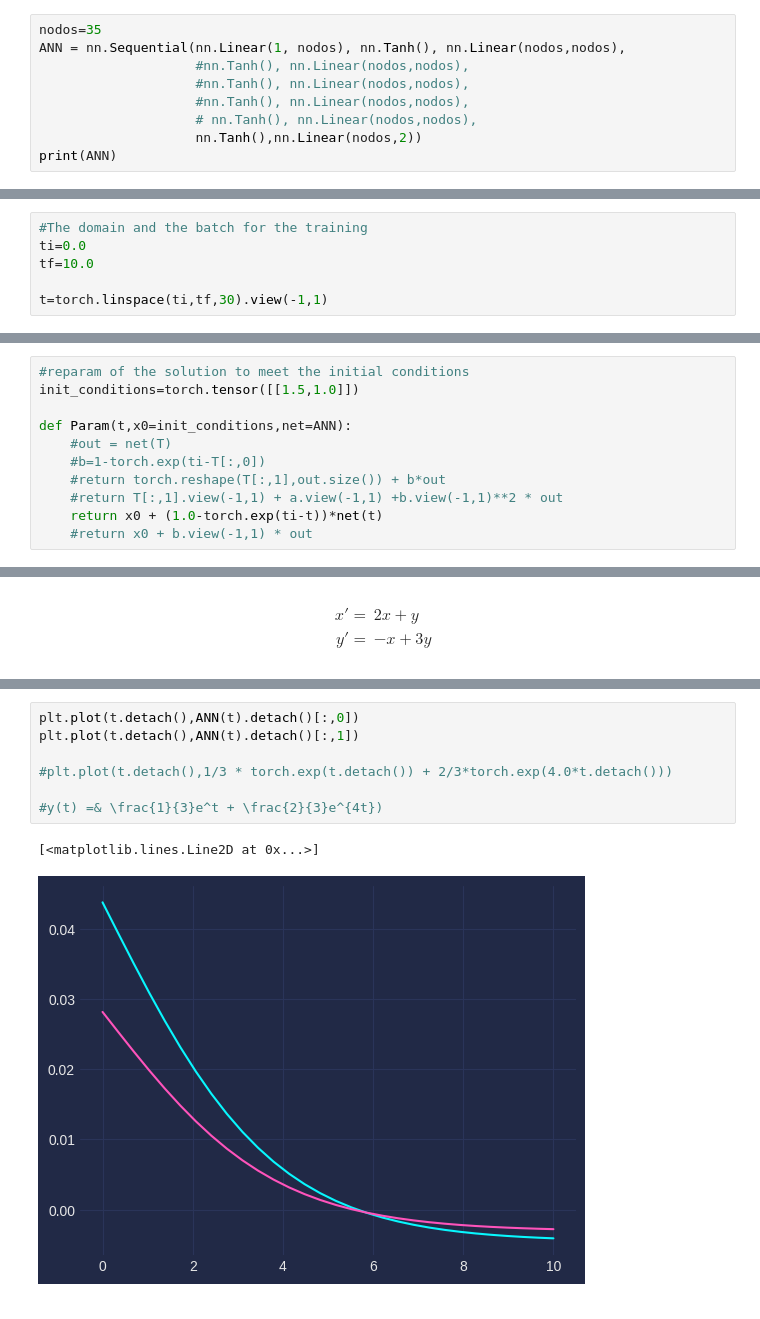
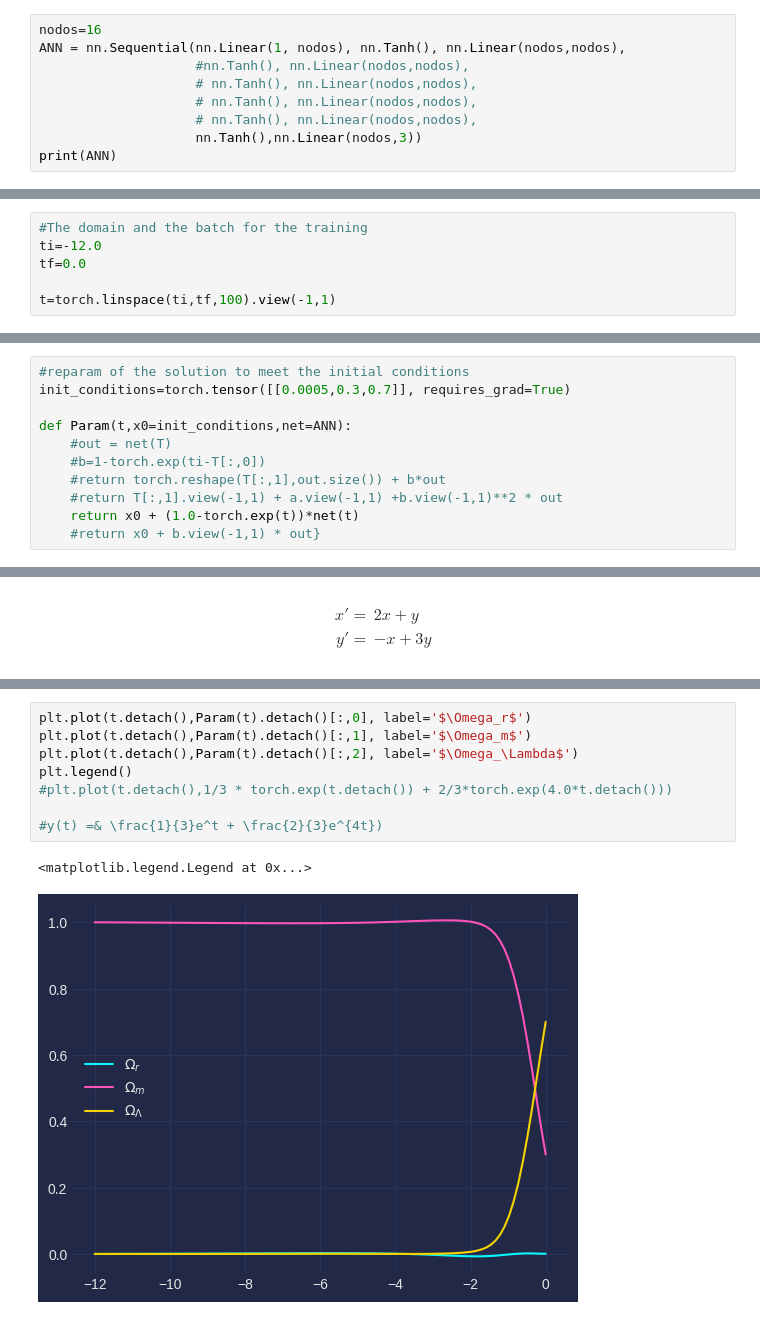
Before and after one commit to JuanDDiosRojas/NeuralNetworks, a Jupyter notebook: PINN/systems.ipynb, the cells around one changed output, grey strips where cells are left out. Drawn from its saved outputs; the diff is of its cells as text.

```diff
--- a/PINN/systems.ipynb
+++ b/PINN/systems.ipynb
@@ -107,11 +152,11 @@ $$
 # %%
-nodos=35
+nodos=16
 ANN = nn.Sequential(nn.Linear(1, nodos), nn.Tanh(), nn.Linear(nodos,nodos),
                     #nn.Tanh(), nn.Linear(nodos,nodos),
-                    #nn.Tanh(), nn.Linear(nodos,nodos),
-                    #nn.Tanh(), nn.Linear(nodos,nodos),
                     # nn.Tanh(), nn.Linear(nodos,nodos),
-                    nn.Tanh(),nn.Linear(nodos,2))
+                    # nn.Tanh(), nn.Linear(nodos,nodos),
+                    # nn.Tanh(), nn.Linear(nodos,nodos),
+                    nn.Tanh(),nn.Linear(nodos,3))
 print(ANN)
 # %% [output]
 Sequential(
@@ -123,7 +168,7 @@ Sequential(
 )
 # %%
 #The domain and the batch for the training
-ti=0.0
-tf=10.0
+ti=-12.0
+tf=0.0
 
-t=torch.linspace(ti,tf,30).view(-1,1)
+t=torch.linspace(ti,tf,100).view(-1,1)
@@ -154,11 +199,11 @@ tensor([[-0.0186],
 # %%
 #reparam of the solution to meet the initial conditions
-init_conditions=torch.tensor([[1.5,1.0]])
+init_conditions=torch.tensor([[0.0005,0.3,0.7]], requires_grad=True)
 
 def Param(t,x0=init_conditions,net=ANN):
     #out = net(T)
     #b=1-torch.exp(ti-T[:,0])
     #return torch.reshape(T[:,1],out.size()) + b*out
     #return T[:,1].view(-1,1) + a.view(-1,1) +b.view(-1,1)**2 * out
-    return x0 + (1.0-torch.exp(ti-t))*net(t)
-    #return x0 + b.view(-1,1) * out
+    return x0 + (1.0-torch.exp(t))*net(t)
+    #return x0 + b.view(-1,1) * out}
@@ -362,10 +289,11 @@ plt.plot(range(epocas),errores)
 # %%
-plt.plot(t.detach(),ANN(t).detach()[:,0])
-plt.plot(t.detach(),ANN(t).detach()[:,1])
-
+plt.plot(t.detach(),Param(t).detach()[:,0], label='$\Omega_r$')
+plt.plot(t.detach(),Param(t).detach()[:,1], label='$\Omega_m$')
+plt.plot(t.detach(),Param(t).detach()[:,2], label='$\Omega_\Lambda$')
+plt.legend()
 #plt.plot(t.detach(),1/3 * torch.exp(t.detach()) + 2/3*torch.exp(4.0*t.detach()))
 
 #y(t) =& \frac{1}{3}e^t + \frac{2}{3}e^{4t})
 # %% [output]
-[<matplotlib.lines.Line2D at 0x...>]
+<matplotlib.legend.Legend at 0x...>
-[figure, old version]
+[figure, new version]
```
Also changed, not shown: parts of 33 cells of this notebook, 7 other files.
